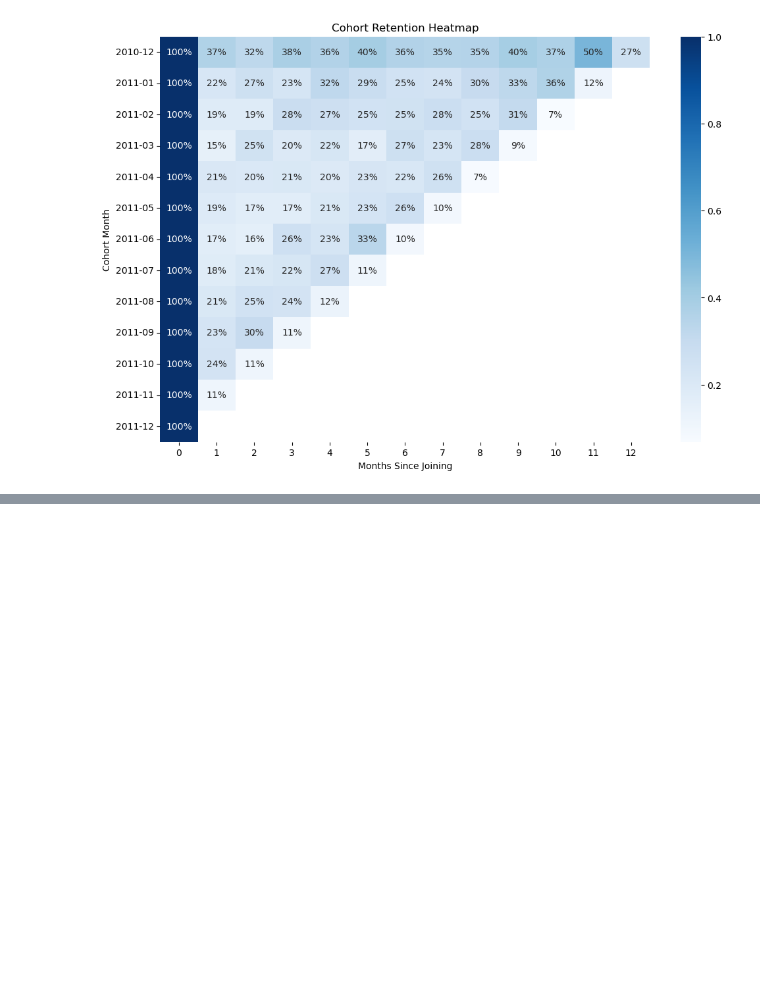
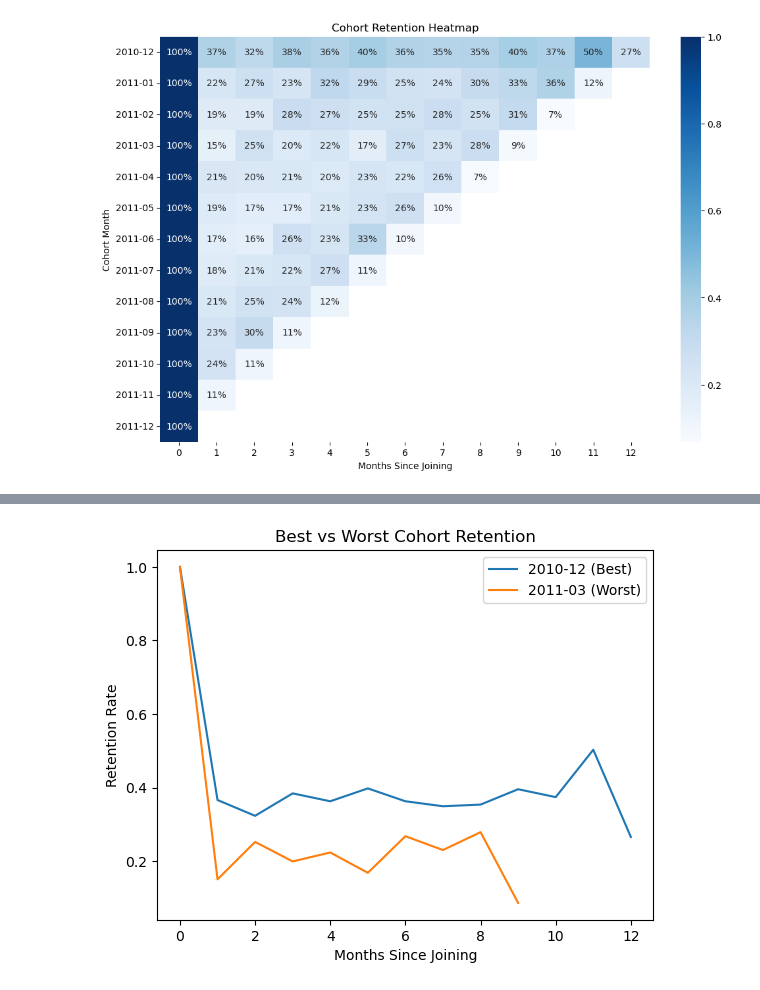
Before and after one commit to jaya764/Cohort-Retention-CLTV-Analysis, a Jupyter notebook: Retention_Matrix.ipynb, the cells around one changed output, grey strips where cells are left out. Drawn from its saved outputs; the diff is of its cells as text; code cells hidden in the pictures; blank space fills up the shorter version.

Commit message:
Week 2 : Added Best vs Worst cohort comparison and final mardown

```diff
--- a/Retention_Matrix.ipynb
+++ b/Retention_Matrix.ipynb
@@ -223,0 +267,11 @@ plt.show()
+# %%
+import matplotlib.pyplot as plt
+plt.plot(retention_matrix.loc['2010-12'].index, retention_matrix.loc['2010-12'].values, label ='2010-12 (Best)')
+plt.plot(retention_matrix.loc['2011-03'].index, retention_matrix.loc['2011-03'].values, label = '2011-03 (Worst)')
+plt.legend()
+plt.title("Best vs Worst Cohort Retention")
+plt.xlabel("Months Since Joining")
+plt.ylabel("Retention Rate")
+plt.show()
+# %% [output]
+[figure, added]
```
Also changed, not shown: parts of 15 cells of this notebook.
